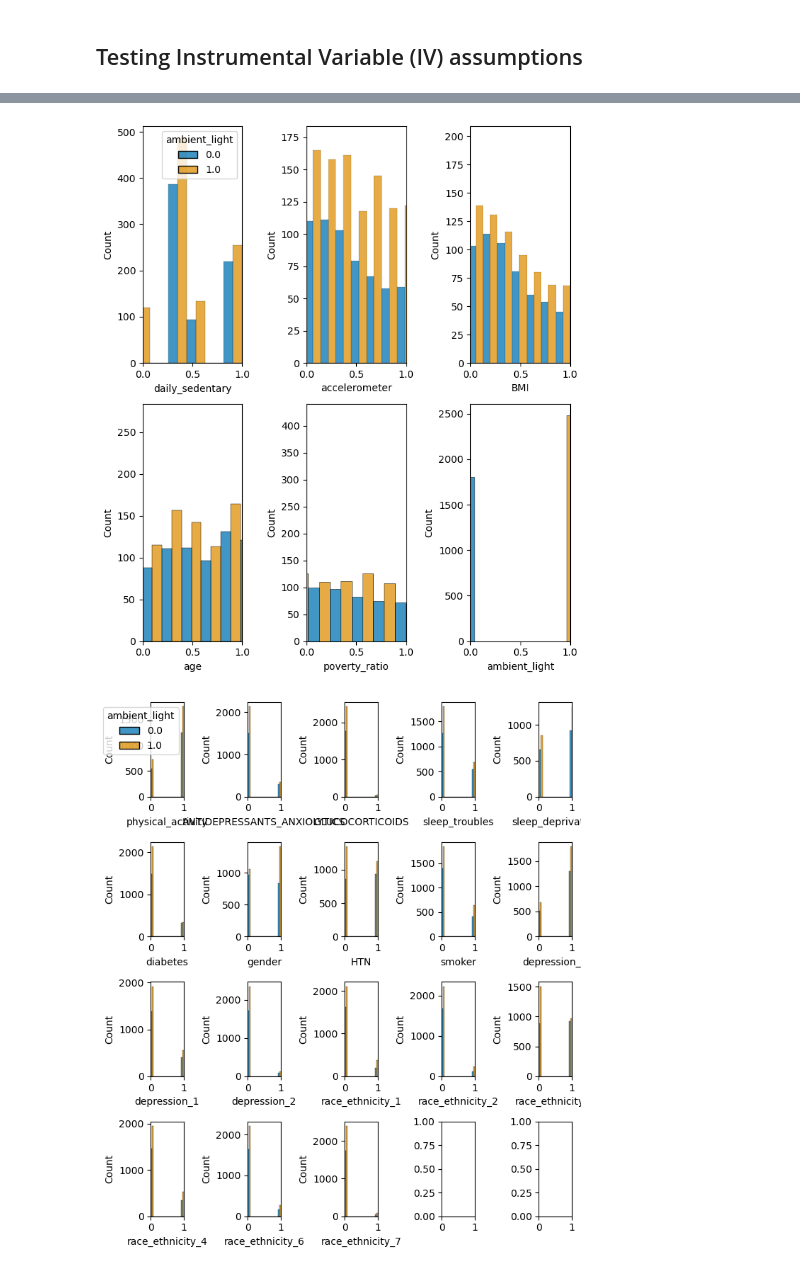
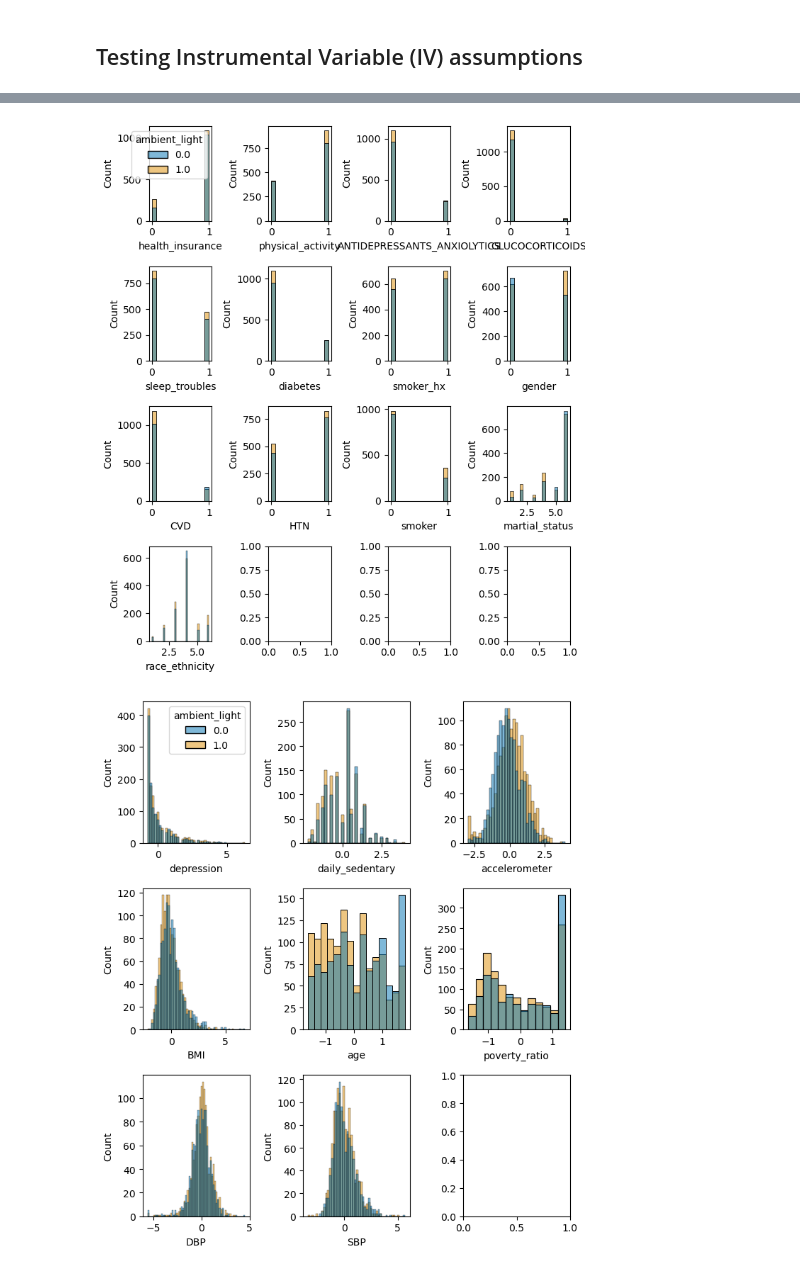
Before and after one commit to furtherAdu/cph-200b-project3, a Jupyter notebook: notebooks/check_assumptions.ipynb, the cells around one changed output, grey strips where cells are left out. Cells and saved outputs as stored; diff of their text form; code cells hidden in the pictures.

Commit message:
update notebooks with new covariates, age cutoff, CVD fix

```diff
--- a/notebooks/check_assumptions.ipynb
+++ b/notebooks/check_assumptions.ipynb
@@ -117,9 +124,15 @@ axs = axs.ravel()
 
 for i, x in enumerate(propensity_cols):
     legend = True if i == 0 else False
-    sns.histplot(data=df, x=x, hue="sleep_deprivation",
-                 palette='colorblind', multiple='stack', ax=axs[i],
-                 legend=legend)
+    sns.histplot(
+        data=df,
+        x=x,
+        hue="sleep_deprivation",
+        palette='colorblind',
+        ax=axs[i],
+        legend=legend,
+        element='poly' # poly == vertices centered in bin
+    )
     if legend:
         sns.move_legend(axs[i], "upper left", bbox_to_anchor=(1, 1))
 
@@ -139,7 +152,7 @@ from sklearn.linear_model import LogisticRegression
 from scipy.stats import spearmanr
 import matplotlib.pyplot as plt
 # %%
-z_cols = ['ambient_light', 'sleep_troubles'] # instrumental variable candidates
+z_cols = ['ambient_light'] # instrumental variable candidates
 # %%
 # 1. Relevance:
 # A high F-statistic (rule of thumb: F > 10) indicates strong relevance
@@ -156,11 +167,11 @@ First stage F statistic, sleep_troubles :  117.88441910239723
 # %%
 # 2. Exclusion restriction (via correlation of Z with residuals)
-
 for z in z_cols:
     covariates = list(set(x_cols) - set(z))
 
-    # Fitting the model
-    linear_model = LogisticRegression()
+    # Fitting the model; regress treatment on covariates
+
+    linear_model = GradientBoostingClassifier()
     linear_model.fit(df[covariates], df[t_col])
 
     # Returning the mean accuracy for the model
@@ -246,20 +254,46 @@ ambient_light  age                         -0.162388       0.0
 # %%
 # 3. Exogeneity/Exchangeability (via distribution of measured confounders across levels of the instrument to reveal potential imbalances)
+# get histograms
+temp_df = df.copy()
 
-for col_set in [numerical_cols, categorical_cols]:
+for col_set in [categorical_cols, numerical_cols]:
+
+    # reduce one-hot encoded categorical cols
+    if col_set == categorical_cols:
+        for multicategory_col in categorical_transformation_cols:
+
+            # get one hot encoded columns
+            one_hot_encoded_cols = temp_df.columns[temp_df.columns.str.startswith(multicategory_col)].tolist()
+
+            # add categorical col back to df
+            temp_df[multicategory_col] = temp_df[one_hot_encoded_cols].sort_index(axis=1).cumsum(axis=1).sum(axis=1)
+
+            # remove one hot encoded cols
+            temp_df.drop(one_hot_encoded_cols, axis=1, inplace=True)
+
+        # update categorical column list
+        col_set = [x for x in categorical_cols if not x.startswith(tuple(multiclass_cols))]
+        col_set.extend(categorical_transformation_cols)
+
     n_x = len(col_set)
     ncols = ceil(n_x**.5)
-    fig, axs = plt.subplots(nrows=ncols-1, ncols=ncols, figsize=(7,8))
+    fig, axs = plt.subplots(nrows=ncols, ncols=ncols, figsize=(7,8))
     axs = axs.ravel()
 
     for i, x_col in enumerate(col_set):
         legend = True if i == 0 else False
-        sns.histplot(data=df, x=x_col, hue=z_col,
-                    palette='colorblind', multiple='dodge', ax=axs[i],
-                    legend=legend)
-        axs[i].set(xlim=[0,1])
+        sns.histplot(data=temp_df,
+                     x=x_col,
+                     hue=z_col,
+                     palette='colorblind',
+                     multiple='layer',
+                     ax=axs[i],
+                     legend=legend)
+
+        if col_set == categorical_cols:
+            axs[i].set(xlim=[0,1])
 
     plt.tight_layout()
 # %% [output]
-[figure, old version]
+[figure, new version]
-[figure, old version]
+[figure, new version]
```
Also changed, not shown: parts of 19 cells of this notebook, 2 other files.
